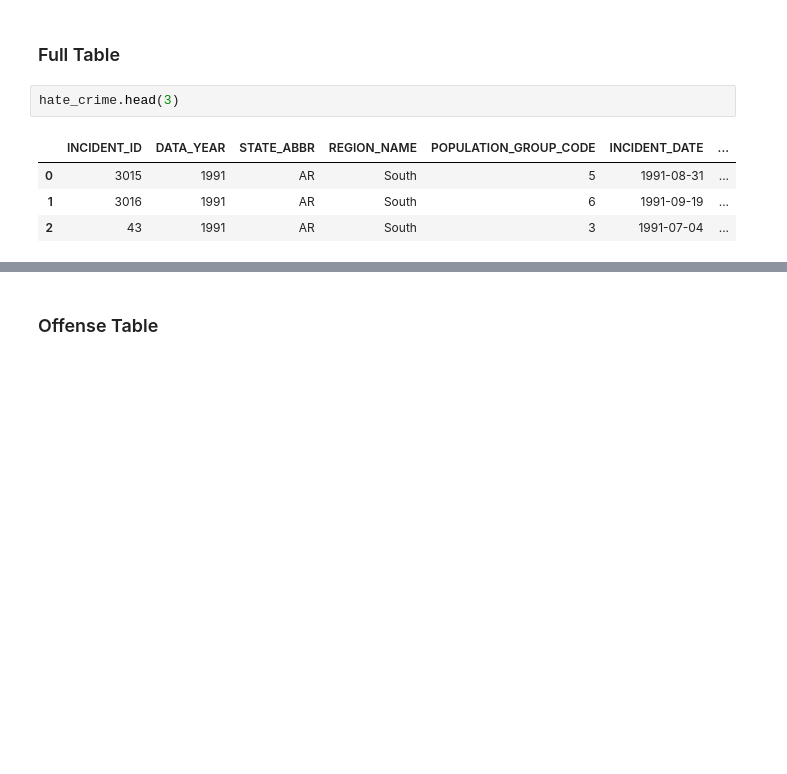
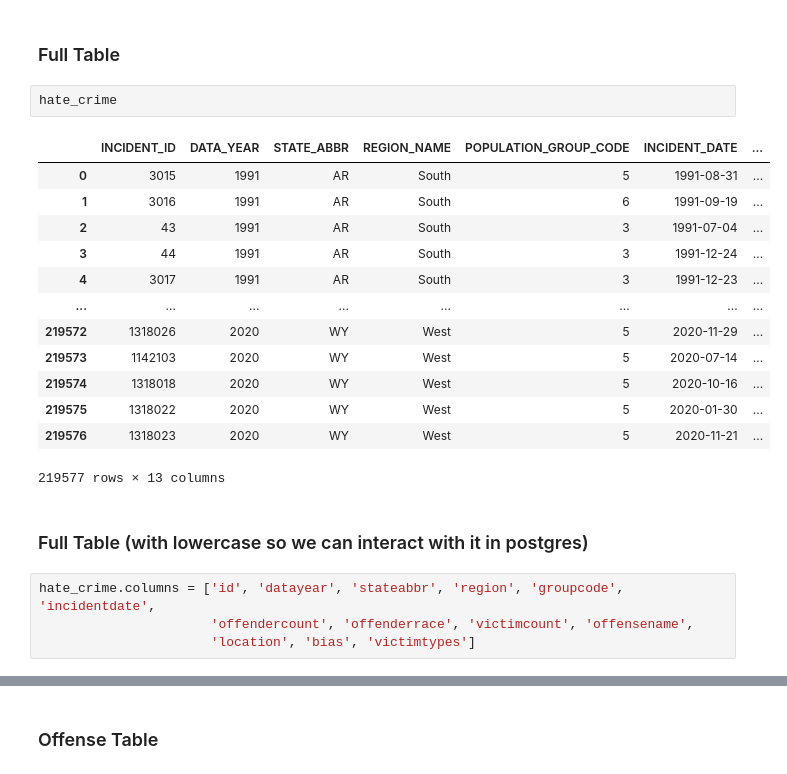
Before and after one commit to CEsperance/Final_Project, a Jupyter notebook: AP_Notebook1.ipynb, the cells around one changed output, grey strips where cells are left out. Cells and saved outputs as stored; diff of their text form; blank space fills up the shorter version.

```diff
--- a/AP_Notebook1.ipynb
+++ b/AP_Notebook1.ipynb
@@ -502,9 +506,24 @@ hate_crime.head()
 # %% [markdown]
 ### Full Table
 # %%
-hate_crime.head(3)
+hate_crime
 # %% [output]
 |  | INCIDENT_ID | DATA_YEAR | STATE_ABBR | REGION_NAME | POPULATION_GROUP_CODE | INCIDENT_DATE | ... |
 | 0 | 3015 | 1991 | AR | South | 5 | 1991-08-31 | ... |
 | 1 | 3016 | 1991 | AR | South | 6 | 1991-09-19 | ... |
 | 2 | 43 | 1991 | AR | South | 3 | 1991-07-04 | ... |
+| 3 | 44 | 1991 | AR | South | 3 | 1991-12-24 | ... |
+| 4 | 3017 | 1991 | AR | South | 3 | 1991-12-23 | ... |
+| ... | ... | ... | ... | ... | ... | ... | ... |
+| 219572 | 1318026 | 2020 | WY | West | 5 | 2020-11-29 | ... |
+| 219573 | 1142103 | 2020 | WY | West | 5 | 2020-07-14 | ... |
+| 219574 | 1318018 | 2020 | WY | West | 5 | 2020-10-16 | ... |
+| 219575 | 1318022 | 2020 | WY | West | 5 | 2020-01-30 | ... |
+| 219576 | 1318023 | 2020 | WY | West | 5 | 2020-11-21 | ... |
+219577 rows × 13 columns
+# %% [markdown]
+### Full Table (with lowercase so we can interact with it in postgres)
+# %%
+hate_crime.columns = ['id', 'datayear', 'stateabbr', 'region', 'groupcode', 'incidentdate',
+                      'offendercount', 'offenderrace', 'victimcount', 'offensename',
+                      'location', 'bias', 'victimtypes']
```
Also changed, not shown: parts of 103 cells of this notebook, 4 other files.
